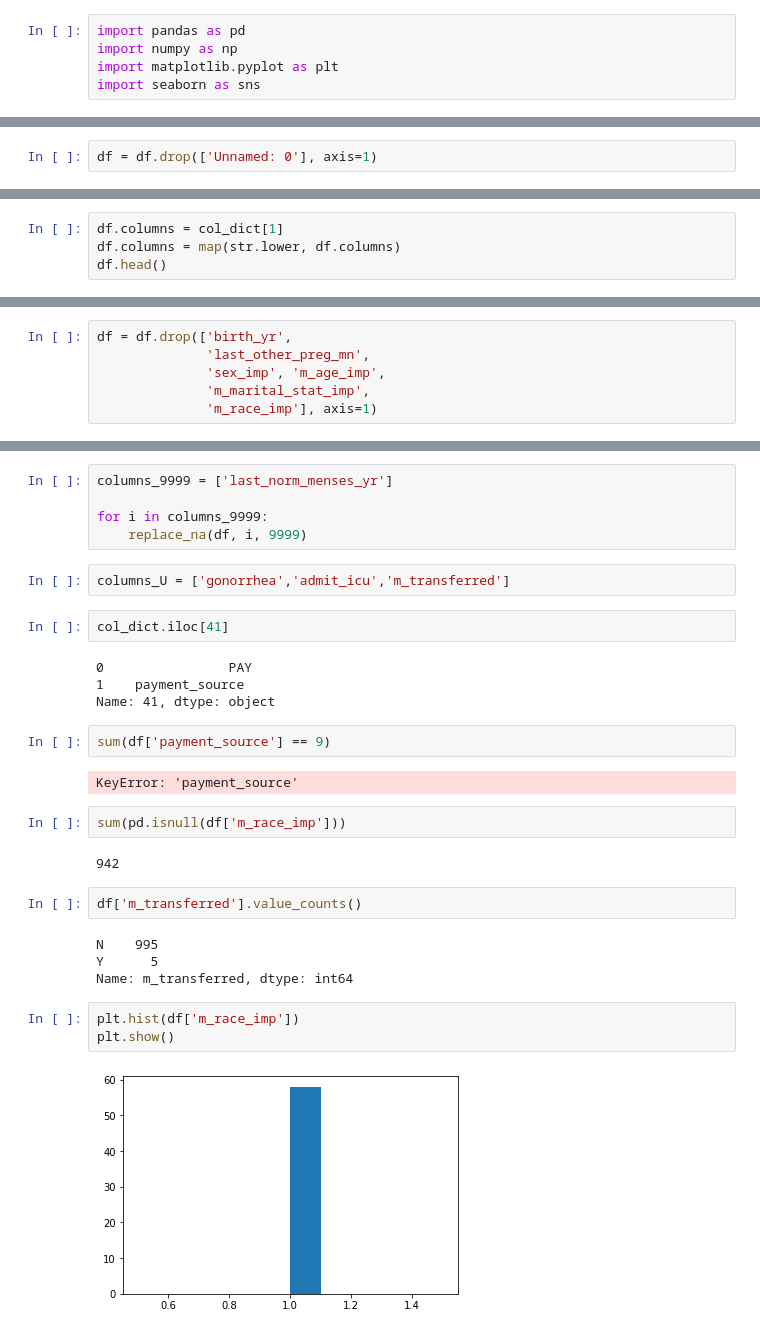
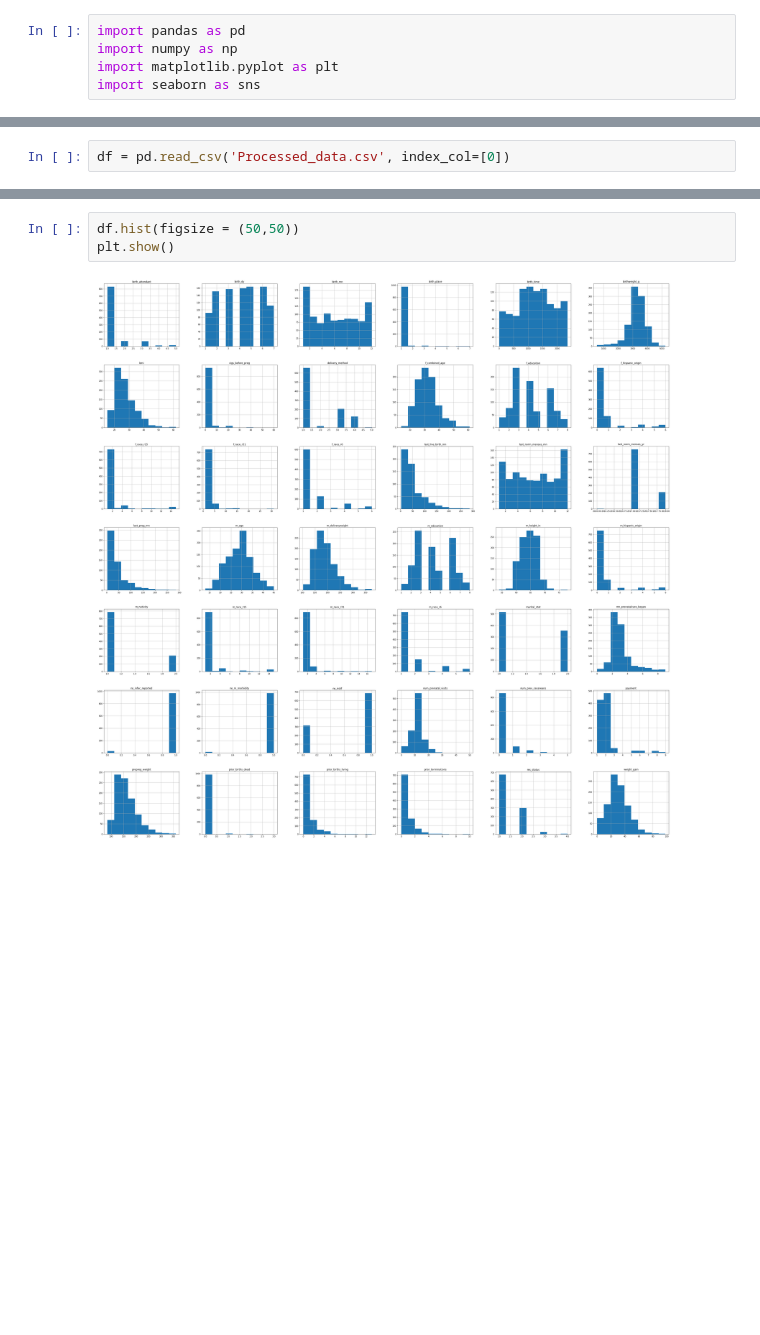
Before and after one commit to catrionamackay/Machine-Learning-Project, a Jupyter notebook: EDA.ipynb, the cells around one changed output, grey strips where cells are left out. Saved outputs shown, nothing was run; the diff lists cells and outputs as text; blank space fills up the shorter version.

```diff
--- a/EDA.ipynb
+++ b/EDA.ipynb
@@ -9,3 +6,5 @@ col_dict = pd.read_excel('column_dictionary.xlsx', header=None)
+# %%
+df = pd.read_csv('Processed_data.csv', index_col=[0])
 # %%
 df.shape
 # %% [output]
@@ -23,2 +21,0 @@ df.head()
-# %%
-df = df.drop(['Unnamed: 0'], axis=1)
@@ -34,4 +21,0 @@ col_dict.head()
-# %%
-df.columns = col_dict[1]
-df.columns = map(str.lower, df.columns)
-df.head()
@@ -79,6 +54,0 @@ memory usage: 382.9+ KB
-# %%
-df = df.drop(['birth_yr',
-              'last_other_preg_mn',
-              'sex_imp', 'm_age_imp',
-              'm_marital_stat_imp',
-              'm_race_imp'], axis=1)
@@ -113,34 +55,7 @@ for i in columns_999:
-# %%
-columns_9999 = ['last_norm_menses_yr']
-
-for i in columns_9999:
-    replace_na(df, i, 9999)
-# %%
-columns_U = ['gonorrhea','admit_icu','m_transferred']
-# %%
-col_dict.iloc[41]
-# %% [output]
-0                PAY
-1    payment_source
-Name: 41, dtype: object
-# %%
-sum(df['payment_source'] == 9)
-# %% [output]
-KeyError: 'payment_source'
-# %%
-sum(pd.isnull(df['m_race_imp']))
-# %% [output]
-942
-# %%
-df['m_transferred'].value_counts()
-# %% [output]
-N    995
-Y      5
-Name: m_transferred, dtype: int64
 # %%
-plt.hist(df['m_race_imp'])
+df.hist(figsize = (50,50))
 plt.show()
 # %% [output]
-[figure, old version]
+[figure, new version]
 # %%
 corr_matrix = df.corr()
```
Also changed, not shown: parts of 21 cells of this notebook, 2 other files.
